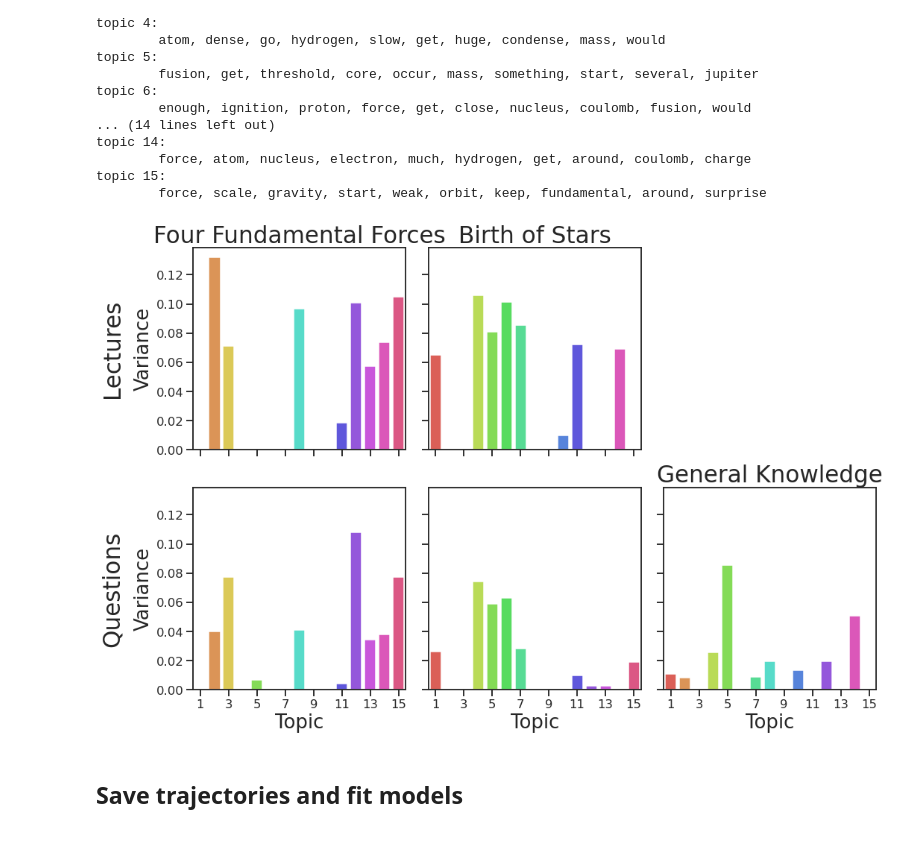
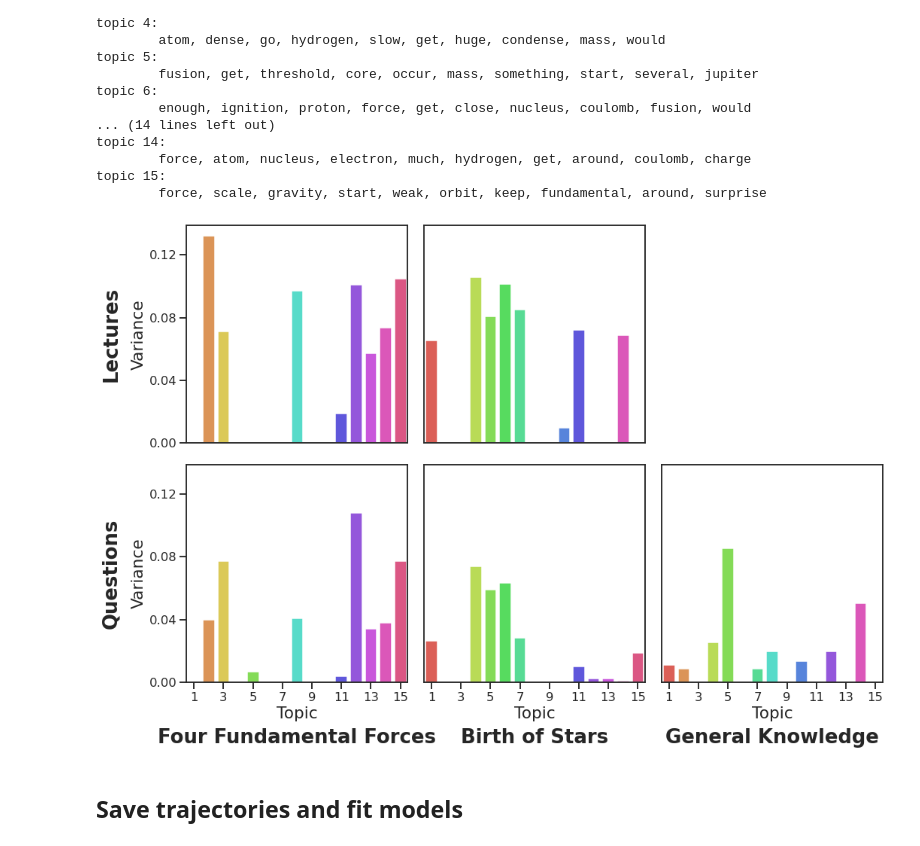
Before and after one commit to ContextLab/efficient-learning-khan, a Jupyter notebook: code/notebooks/1_model-content.ipynb, the cells around one changed output. Saved outputs shown, nothing was run; the diff lists cells and outputs as text; code cells hidden in the pictures.

Commit message:
figure style updates

```diff
--- a/code/notebooks/1_model-content.ipynb
+++ b/code/notebooks/1_model-content.ipynb
@@ -286,46 +281,53 @@ with sns.axes_style('ticks'), sns.plotting_context('talk'):
     axarr = axarr.flatten()
 
     for i, traj in enumerate([forces_traj,
                               bos_traj,
                               None,
                               all_questions[:15],
                               all_questions[15:30],
                               all_questions[30:]]):
         ax = axarr[i]
         if traj is None:
             ax.axis('off')
             continue
 
         topic_vars = np.var(traj, axis=0)
         bars = ax.bar(x=list(range(1, LDA_PARAMS['n_components'] + 1)),
                       height=topic_vars,
                       color=palette)
         ax.set_xlim(.5, LDA_PARAMS['n_components'] + 0.5)
         ax.set_xticks(list(range(1, LDA_PARAMS['n_components'] + 1, 2)))
 
         if i == 0:
-            ax.set_ylabel('Variance', fontsize='x-large')
-            ax.set_title('Four Fundamental Forces', fontsize='xx-large')
-            ax.annotate('Lectures', xy=(-.5, .5), xycoords=ax.yaxis.label,
-                        size='xx-large', rotation=90, ha='right', va='center')
-        elif i == 1:
-            ax.set_title('Birth of Stars', fontsize='xx-large')
+            ax.set_ylabel('Variance', fontsize='large')
+            ax.annotate('Lectures', xy=(-.7, .5), xycoords=ax.yaxis.label,
+                        size='x-large', rotation=90, ha='right', va='center', fontweight='bold')
         elif i == 3:
-            ax.set_ylabel('Variance', fontsize='x-large')
-            ax.annotate('Questions', xy=(-.5, .5), xycoords=ax.yaxis.label,
-                        size='xx-large', rotation=90, ha='right', va='center')
+            ax.set_title('Four Fundamental Forces', fontsize='x-large', y=-0.3, fontweight='bold')
+            ax.set_ylabel('Variance', fontsize='large')
+            ax.annotate('Questions', xy=(-.7, .5), xycoords=ax.yaxis.label,
+                        size='x-large', rotation=90, ha='right', va='center', fontweight='bold')
+        elif i == 4:
+            ax.set_title('Birth of Stars', fontsize='x-large', y=-0.3, fontweight='bold')
         elif i == 5:
-            ax.set_title('General Knowledge', fontsize='xx-large')
+            ax.set_title('General Knowledge', fontsize='x-large', y=-0.3, fontweight='bold')
 
         if i > 2:
-            ax.set_xlabel('Topic', fontsize='x-large')
+            ax.set_xlabel('Topic', fontsize='large')
+
+        if i in (0, 3):
+            ax.set_yticks(np.arange(0, ax.get_ylim()[1], 0.04))
+        else:
+            ax.tick_params(axis='y', length=0)
+        if i < 3:
+            ax.tick_params(axis='x', length=0)
 
 
     plt.tight_layout()
-    # plt.savefig(FIG_DIR.joinpath('topics-used.pdf'), bbox_inches='tight')
+#     plt.savefig(FIG_DIR.joinpath('active-topics.pdf'), bbox_inches='tight')
     plt.show()
 # %% [output]
-[figure, old version]
+[figure, new version]
 # %%
 # import pandas as pd
 # from scipy.signal import resample
```
Also changed, not shown: parts of 2 cells of this notebook, 2 other files.
